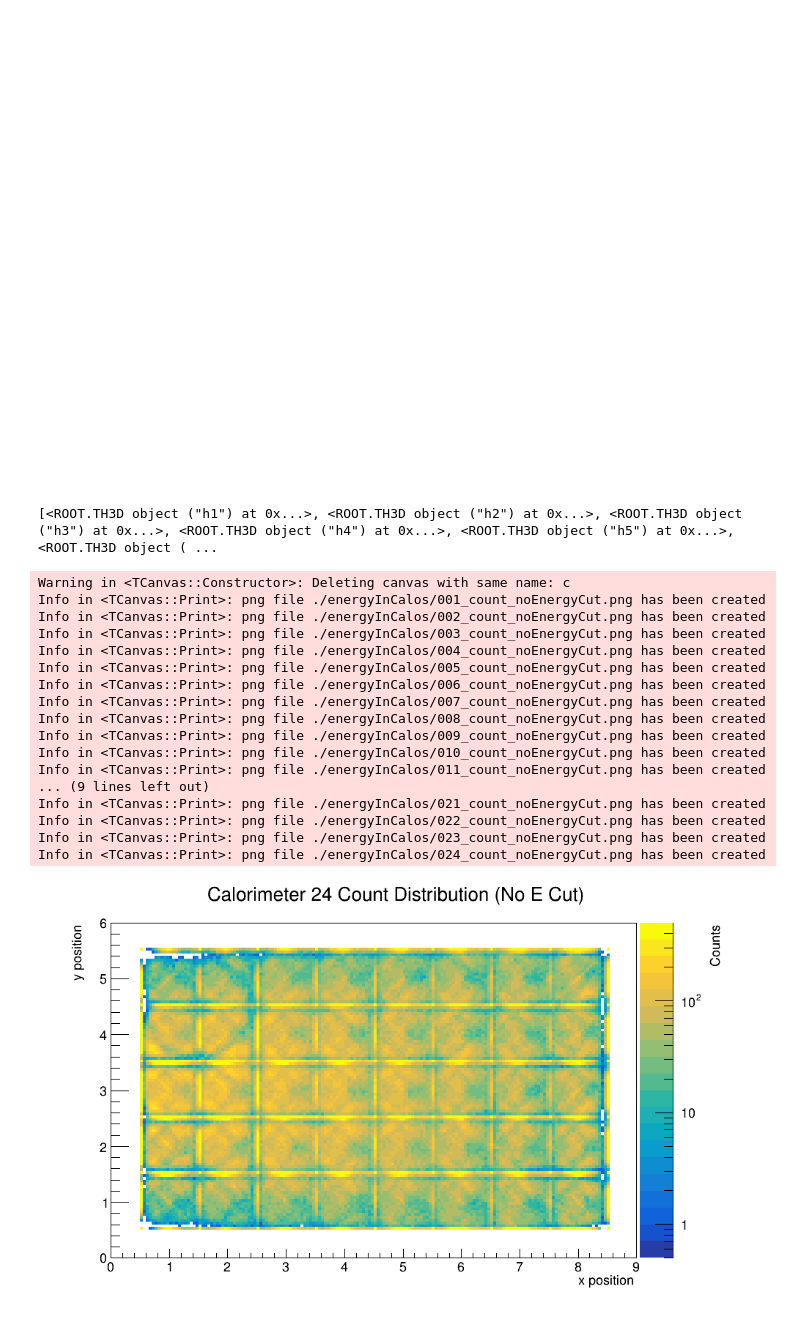
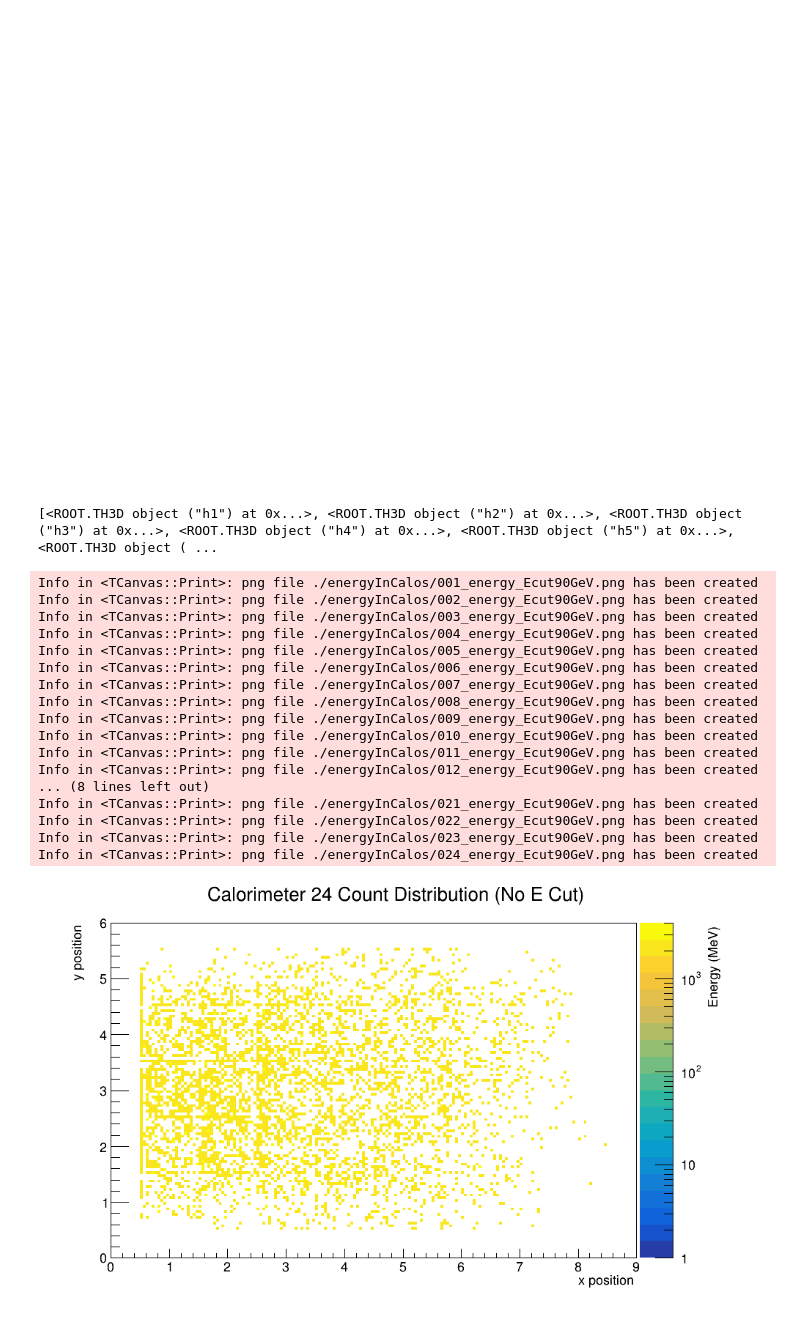
Before and after one commit to jlabounty/g-2, a Jupyter notebook: calorimeter/Calo2CountComparison_NoEnergyCut.ipynb, the cells around one changed output. Drawn from its saved outputs; the diff is of its cells as text; code cells hidden in the pictures.

```diff
--- a/calorimeter/Calo2CountComparison_NoEnergyCut.ipynb
+++ b/calorimeter/Calo2CountComparison_NoEnergyCut.ipynb
@@ -51,8 +51,9 @@ for i in range(24):
     calostring = "h"+str(i+1)
 
     hi = r.TH3D("hi","hi",4340,1660,6000,120,0,6,180,0,9)
-    t.Draw("x:y:energy>>hi", "time*1.25 > 30000 && time*1.25 < 650000 && caloNum=="+str(i+1), "goff")
-#    t.Draw("x:y:energy>>hi", "energy>2000 && energy<6000 && time*1.25 > 30000 && time*1.25 < 650000 && caloNum=="+str(i+1), "goff")
+#    t.Draw("x:y:energy>>hi", "time*1.25 > 30000 && time*1.25 < 650000 && caloNum=="+str(i+1), "goff")
+#    t.Draw("x:y:energy>>hi", "energy>2000 && energy<90000 && time*1.25 > 30000 && time*1.25 < 650000 && caloNum=="+str(i+1), "goff")
+    t.Draw("x:y:energy>>hi", "runNum==15921 && energy>2000 && energy<6000 && time*1.25 > 30000 && time*1.25 < 650000 && caloNum=="+str(i+1), "goff")
     hi = r.gDirectory.Get("hi")
     hi.SetTitle(calostring)
     print("    Histogram generated")
@@ -102,42 +103,43 @@ Warning in <TFile::Append>: Replacing existing TH1: hi (Potential memory leak).
 # %%
 print(projectionVec)
 meanVecX = []
 c = r.TCanvas("c","c",1000,600)
 
 for i in range(len(projectionVec)):
-#    ding = projectionVec[i].Project3DProfile("yz")
-    ding = projectionVec[i].Project3D("yz")
+    ding = projectionVec[i].Project3DProfile("yz")
+#    ding = projectionVec[i].Project3D("yz")
 #    ding.Rebin2D(2)
-    ding.GetZaxis().SetRangeUser(0,500)
+    ding.GetZaxis().SetRangeUser(0,4000)
     ding.SetTitle("Calorimeter "+str(i+1)+" Count Distribution (No E Cut)")
     ding.GetXaxis().SetTitle("x position")
     ding.GetYaxis().SetTitle("y position")
-    ding.GetZaxis().SetTitle("Counts")
+#    ding.GetZaxis().SetTitle("Counts")
+    ding.GetZaxis().SetTitle("Energy (MeV)")
     ding.GetZaxis().SetNdivisions(555)
     c.SetLogz()
     c.SetRightMargin(0.18)
     ding.Draw("COLZ")
     c.Draw()
-    c.Print("./energyInCalos/"+str(int(i+1)).zfill(3)+"_count_noEnergyCut.png" )
+    c.Print("./energyInCalos/"+str(int(i+1)).zfill(3)+"_energy_Ecut90GeV.png" )
     meanVecX.append((i+1,ding.GetMean(), ding.GetRMS()))
 # %% [output]
 [<ROOT.TH3D object ("h1") at 0x...>, <ROOT.TH3D object ("h2") at 0x...>, <ROOT.TH3D object ("h3") at 0x...>, <ROOT.TH3D object ("h4") at 0x...>, <ROOT.TH3D object ("h5") at 0x...>, <ROOT.TH3D object ( ...
-Warning in <TCanvas::Constructor>: Deleting canvas with same name: c
-Info in <TCanvas::Print>: png file ./energyInCalos/001_count_noEnergyCut.png has been created
-Info in <TCanvas::Print>: png file ./energyInCalos/002_count_noEnergyCut.png has been created
-Info in <TCanvas::Print>: png file ./energyInCalos/003_count_noEnergyCut.png has been created
-Info in <TCanvas::Print>: png file ./energyInCalos/004_count_noEnergyCut.png has been created
-Info in <TCanvas::Print>: png file ./energyInCalos/005_count_noEnergyCut.png has been created
-Info in <TCanvas::Print>: png file ./energyInCalos/006_count_noEnergyCut.png has been created
-Info in <TCanvas::Print>: png file ./energyInCalos/007_count_noEnergyCut.png has been created
-Info in <TCanvas::Print>: png file ./energyInCalos/008_count_noEnergyCut.png has been created
-Info in <TCanvas::Print>: png file ./energyInCalos/009_count_noEnergyCut.png has been created
-Info in <TCanvas::Print>: png file ./energyInCalos/010_count_noEnergyCut.png has been created
-Info in <TCanvas::Print>: png file ./energyInCalos/011_count_noEnergyCut.png has been created
-... (9 lines left out)
-Info in <TCanvas::Print>: png file ./energyInCalos/021_count_noEnergyCut.png has been created
-Info in <TCanvas::Print>: png file ./energyInCalos/022_count_noEnergyCut.png has been created
-Info in <TCanvas::Print>: png file ./energyInCalos/023_count_noEnergyCut.png has been created
-Info in <TCanvas::Print>: png file ./energyInCalos/024_count_noEnergyCut.png has been created
+Info in <TCanvas::Print>: png file ./energyInCalos/001_energy_Ecut90GeV.png has been created
+Info in <TCanvas::Print>: png file ./energyInCalos/002_energy_Ecut90GeV.png has been created
+Info in <TCanvas::Print>: png file ./energyInCalos/003_energy_Ecut90GeV.png has been created
+Info in <TCanvas::Print>: png file ./energyInCalos/004_energy_Ecut90GeV.png has been created
+Info in <TCanvas::Print>: png file ./energyInCalos/005_energy_Ecut90GeV.png has been created
+Info in <TCanvas::Print>: png file ./energyInCalos/006_energy_Ecut90GeV.png has been created
+Info in <TCanvas::Print>: png file ./energyInCalos/007_energy_Ecut90GeV.png has been created
+Info in <TCanvas::Print>: png file ./energyInCalos/008_energy_Ecut90GeV.png has been created
+Info in <TCanvas::Print>: png file ./energyInCalos/009_energy_Ecut90GeV.png has been created
+Info in <TCanvas::Print>: png file ./energyInCalos/010_energy_Ecut90GeV.png has been created
+Info in <TCanvas::Print>: png file ./energyInCalos/011_energy_Ecut90GeV.png has been created
+Info in <TCanvas::Print>: png file ./energyInCalos/012_energy_Ecut90GeV.png has been created
+... (8 lines left out)
+Info in <TCanvas::Print>: png file ./energyInCalos/021_energy_Ecut90GeV.png has been created
+Info in <TCanvas::Print>: png file ./energyInCalos/022_energy_Ecut90GeV.png has been created
+Info in <TCanvas::Print>: png file ./energyInCalos/023_energy_Ecut90GeV.png has been created
+Info in <TCanvas::Print>: png file ./energyInCalos/024_energy_Ecut90GeV.png has been created
-[figure, old version]
+[figure, new version]
 # %%
```
Also changed, not shown: parts of 5 cells of this notebook, 4 other files.
